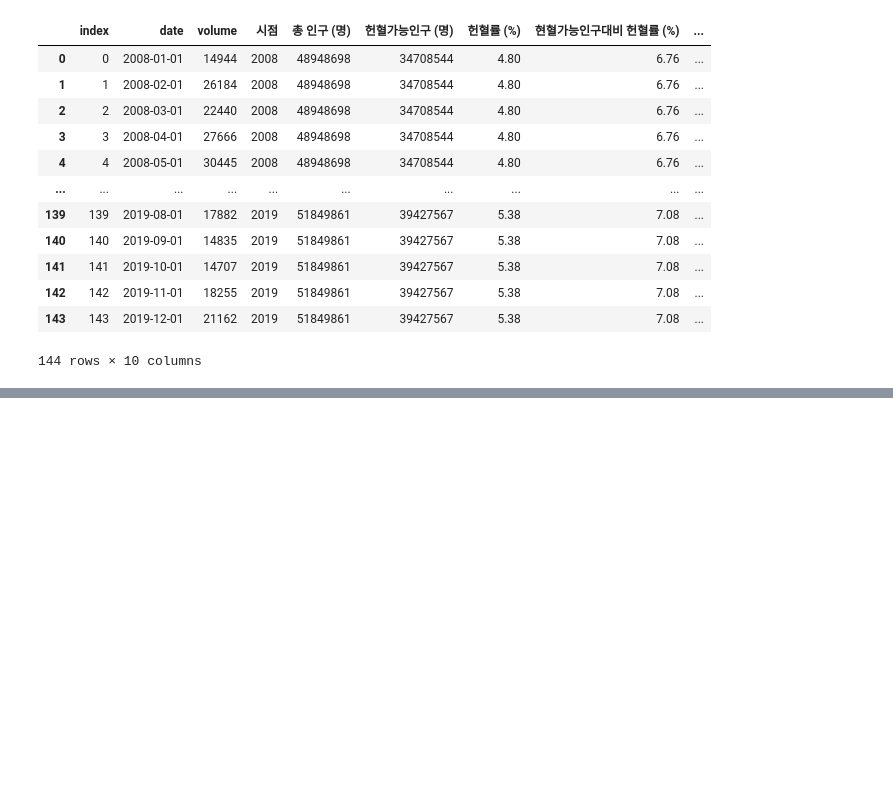
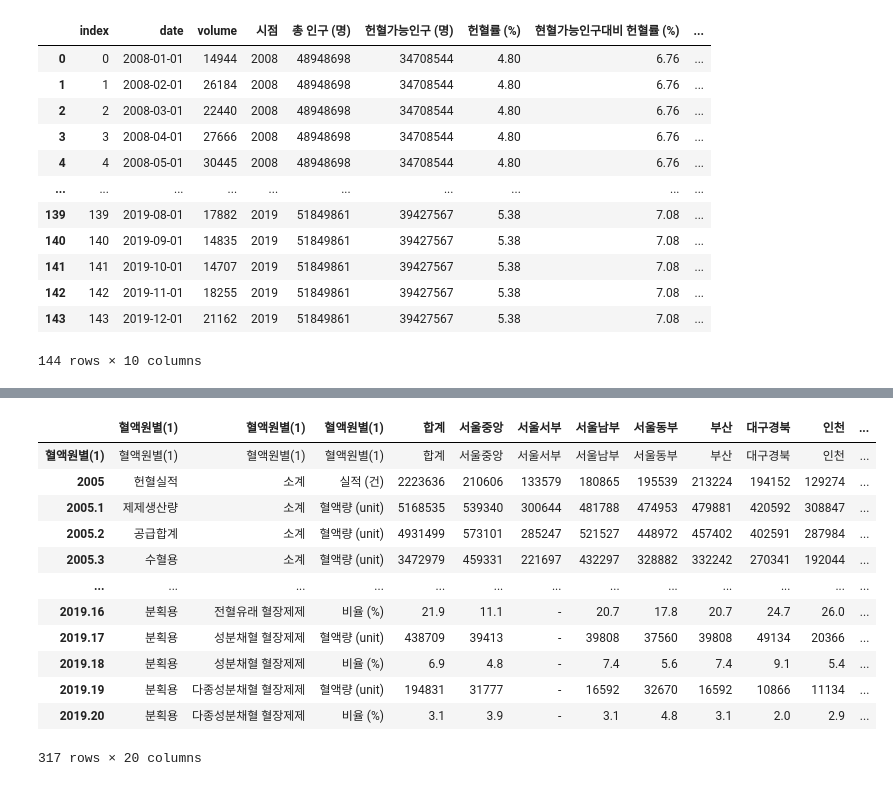
Before and after one commit to dch9610/BAB_Project, a Jupyter notebook: 모델링용 데이터 만들기.ipynb, the cells around one changed output, grey strips where cells are left out. Drawn from its saved outputs; the diff is of its cells as text; code cells hidden in the pictures; blank space fills up the shorter version.

```diff
--- a/모델링용 데이터 만들기.ipynb
+++ b/모델링용 데이터 만들기.ipynb
@@ -541,0 +566,19 @@ df3.to_csv('모델용 데이터/모델링 데이터(3).csv', encoding='CP949')
+# %%
+# 데이터를 편하게 변환
+blood_sup_co= blood_sup.T
+blood_sup_co2 = blood_sup_co.rename(columns=blood_sup_co.loc['혈액원별(1)'] )
+blood_sup_co2
+# %% [output]
+|  | 혈액원별(1) | 혈액원별(1) | 혈액원별(1) | 합계 | 서울중앙 | 서울서부 | 서울남부 | 서울동부 | 부산 | 대구경북 | 인천 | ... |
+| 혈액원별(1) | 혈액원별(1) | 혈액원별(1) | 혈액원별(1) | 합계 | 서울중앙 | 서울서부 | 서울남부 | 서울동부 | 부산 | 대구경북 | 인천 | ... |
+| 2005 | 헌혈실적 | 소계 | 실적 (건) | 2223636 | 210606 | 133579 | 180865 | 195539 | 213224 | 194152 | 129274 | ... |
+| 2005.1 | 제제생산량 | 소계 | 혈액량 (unit) | 5168535 | 539340 | 300644 | 481788 | 474953 | 479881 | 420592 | 308847 | ... |
+| 2005.2 | 공급합계 | 소계 | 혈액량 (unit) | 4931499 | 573101 | 285247 | 521527 | 448972 | 457402 | 402591 | 287984 | ... |
+| 2005.3 | 수혈용 | 소계 | 혈액량 (unit) | 3472979 | 459331 | 221697 | 432297 | 328882 | 332242 | 270341 | 192044 | ... |
+| ... | ... | ... | ... | ... | ... | ... | ... | ... | ... | ... | ... | ... |
+| 2019.16 | 분획용 | 전혈유래 혈장제제 | 비율 (%) | 21.9 | 11.1 | - | 20.7 | 17.8 | 20.7 | 24.7 | 26.0 | ... |
+| 2019.17 | 분획용 | 성분채혈 혈장제제 | 혈액량 (unit) | 438709 | 39413 | - | 39808 | 37560 | 39808 | 49134 | 20366 | ... |
+| 2019.18 | 분획용 | 성분채혈 혈장제제 | 비율 (%) | 6.9 | 4.8 | - | 7.4 | 5.6 | 7.4 | 9.1 | 5.4 | ... |
+| 2019.19 | 분획용 | 다종성분채혈 혈장제제 | 혈액량 (unit) | 194831 | 31777 | - | 16592 | 32670 | 16592 | 10866 | 11134 | ... |
+| 2019.20 | 분획용 | 다종성분채혈 혈장제제 | 비율 (%) | 3.1 | 3.9 | - | 3.1 | 4.8 | 3.1 | 2.0 | 2.9 | ... |
+317 rows × 20 columns
```
Also changed, not shown: parts of 13 cells of this notebook.
